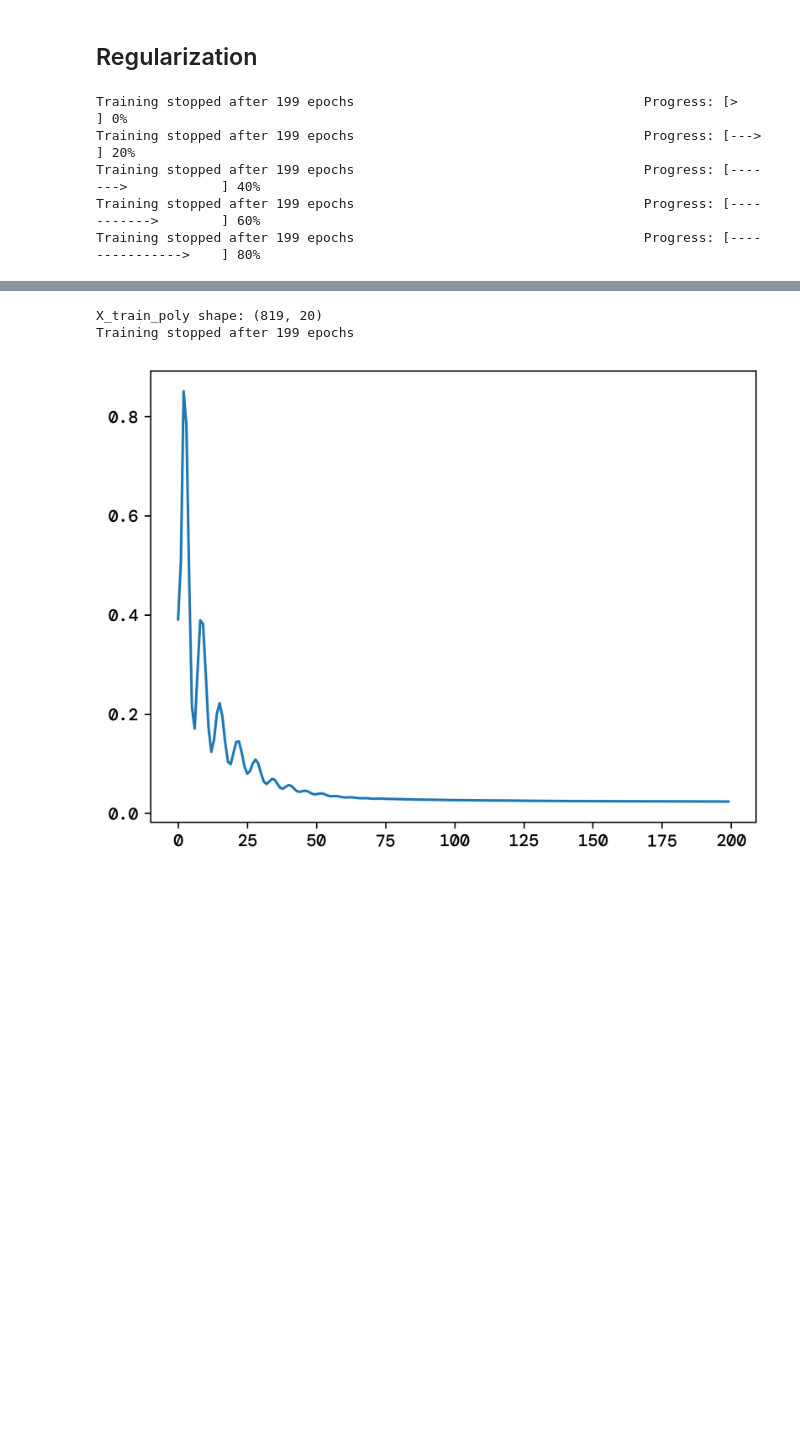
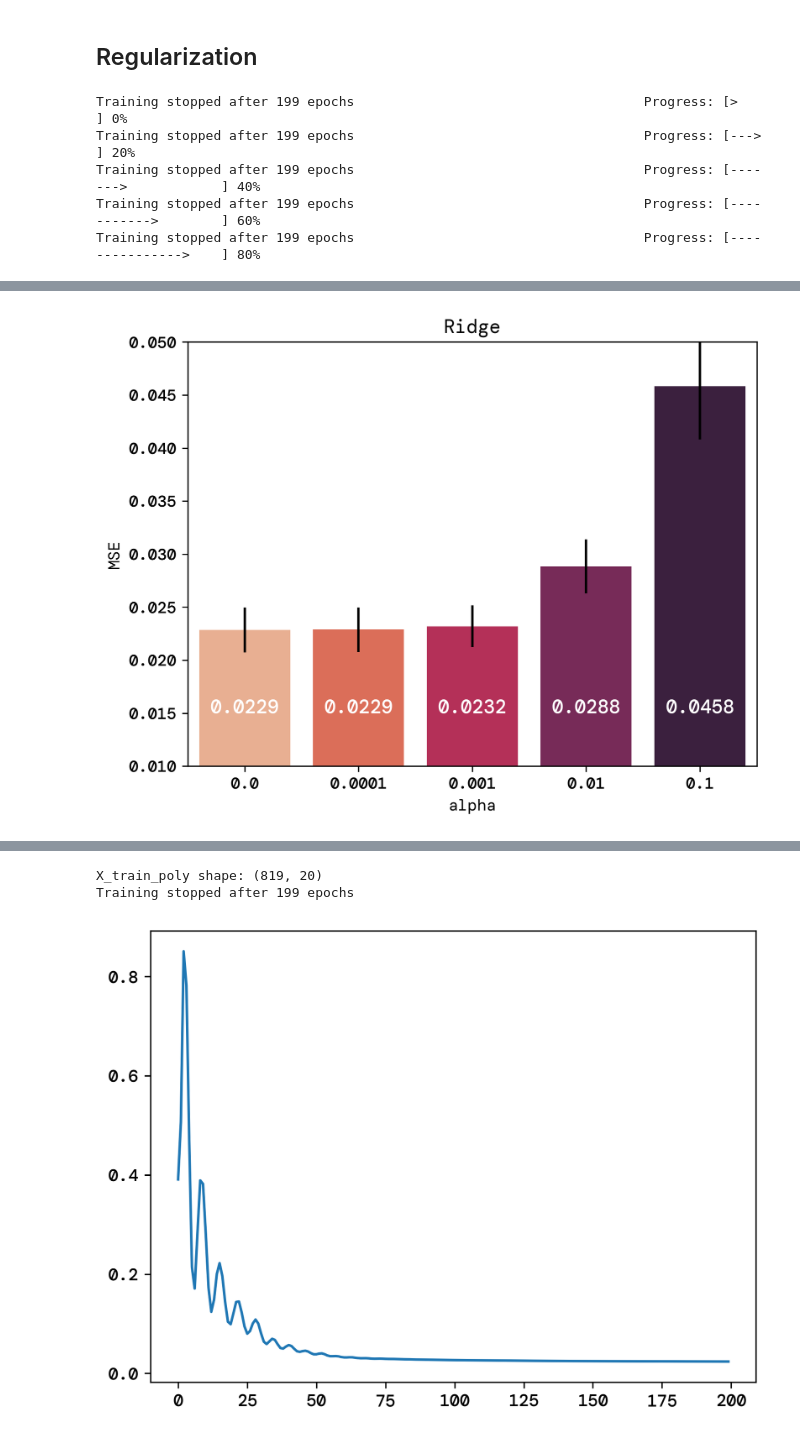
Before and after one commit to bragewiseth/MachineLearningProjects, a Jupyter notebook: project2/src/regression.ipynb, the cells around one changed output, grey strips where cells are left out. Saved outputs shown, nothing was run; the diff lists cells and outputs as text; code cells hidden in the pictures; blank space fills up the shorter version.

```diff
--- a/project2/src/regression.ipynb
+++ b/project2/src/regression.ipynb
@@ -158,0 +183,12 @@ plt.savefig("../runsAndFigures/MSE_alpha.png",bbox_inches='tight')
+# %%
+X_train_scaled = scaler.fit_transform(X_train)
+
+n_layers = [1,2, 3, 4, 5]
+n_nodes  = [2, 3, 5, 10]
+scores_layers_nodes = onp.zeros((len(n_layers), len(n_nodes) ) )
+for i, n_layer in enumerate(n_layers):
+    for j, n_node in enumerate(n_nodes):
+        model =  ada.NN.Model([[n_node,relu]]*n_layer + [[1,eye]], eta, epochs, tol, "adam", alpha, gamma, epsilon, beta1, beta2, loss=ada.MSE, metric=ada.MSE)
+        mean, var = cross_val(X_train_scaled, y_train, model, kfold)
+        scores_layers_nodes[i, j] = mean
+        print(ada.progress_bar(i*len(n_nodes) + j, len(n_layers)*len(n_nodes)))
@@ -158,0 +214,8 @@ plt.savefig("../runsAndFigures/MSE_alpha.png",bbox_inches='tight')
+# %%
+acitvs = [relu, sigmoid, tanh]
+scores_activs = onp.zeros((len(acitvs), 2) )
+for i, activ in enumerate(acitvs):
+    model =  ada.NN.Model([[10,activ],[1,eye]], eta, epochs, tol, "adam", alpha, gamma, epsilon, beta1, beta2, loss=ada.MSE, metric=ada.MSE)
+    mean, var = cross_val(X_train, y_train, model, kfold)
+    scores_activs[i] = [mean, var]
+    print(ada.progress_bar(i, len(acitvs)))
@@ -158,0 +228,76 @@ plt.savefig("../runsAndFigures/MSE_alpha.png",bbox_inches='tight')
+# %%
+
+ax = sns.barplot(x=alphas, y=scores_alpha[:,0], palette="rocket_r", yerr=scores_alpha[:,1])
+ax.set_xlabel("alpha")
+ax.set_ylabel("MSE")
+ax.set_title("Ridge")
+ax.set_ylim(0.01, 0.05)
+ax.text(0, 0.015, f"{scores_alpha[0,0]:.3}", ha='center',  fontsize=12, color='white')
+ax.text(1, 0.015, f"{scores_alpha[1,0]:.3}", ha='center',  fontsize=12, color='white')
+ax.text(2, 0.015, f"{scores_alpha[2,0]:.3}", ha='center',  fontsize=12, color='white')
+ax.text(3, 0.015, f"{scores_alpha[3,0]:.3}", ha='center',  fontsize=12, color='white')
+ax.text(4, 0.015, f"{scores_alpha[4,0]:.3}", ha='center',  fontsize=12, color='white')
+plt.savefig("../runsAndFigures/MSE_alpha.png",bbox_inches='tight')
+plt.show()
+
+
+plt.figure()
+ax = sns.barplot(x=batch_sizes, y=score_batches[:,0] , palette="rocket_r", yerr=score_batches[:,1])
+ax.set_xlabel("batch size")
+ax.set_ylabel("MSE")
+ax.set_title("Batch size")
+ax.text(0, 0.015, f"{score_batches[0,0]:.3}", ha='center',  fontsize=12, color='black')
+ax.text(1, 0.015, f"{score_batches[1,0]:.3}", ha='center',  fontsize=12, color='black')
+ax.text(2, 0.015, f"{score_batches[2,0]:.3}", ha='center',  fontsize=12, color='white')
+plt.savefig("../runsAndFigures/MSE_batch.png",bbox_inches='tight')
+plt.show()
+
+
+plt.figure()
+ax = sns.barplot(x=optimizer_names, y=scores_optimizer[:,0], yerr=scores_optimizer[:,1], palette="rocket_r")
+ax.set_xlabel("optimizer")
+ax.set_ylabel("MSE")
+ax.set_title("Optimizer")
+ax.set_ylim(0.01, 0.125)
+ax.text(0, 0.06, f"{scores_optimizer[0,0]:.3}", ha='center',  fontsize=12, color='black')
+ax.text(1, 0.06, f"{scores_optimizer[1,0]:.3}", ha='center',  fontsize=12, color='black')
+ax.text(2, 0.06, f"{scores_optimizer[2,0]:.3}", ha='center',  fontsize=12, color='white')
+ax.text(3, 0.06, f"{scores_optimizer[3,0]:.3}", ha='center',  fontsize=12, color='black')
+plt.savefig("../runsAndFigures/MSE_optimizer.png",bbox_inches='tight')
+plt.show()
+
+plt.figure()
+ax = sns.heatmap(scores_lr_gamma, annot=True, fmt=".4f", cmap="rocket_r", vmax=1.2, vmin=0.0)
+ax.set_title("MSE")
+ax.set_xlabel("Momentum")
+ax.set_xticklabels(gammas)
+ax.set_ylabel("Learning rate")
+ax.set_yticklabels(etas)
+plt.savefig("../runsAndFigures/MSE_lr_gamma.png",bbox_inches='tight')
+plt.show()
+
+
+plt.figure()
+ax = sns.heatmap(scores_layers_nodes, annot=True, fmt=".4f", cmap="rocket_r", vmax=1.2, vmin=0.0)
+ax.set_title("MSE")
+ax.set_xlabel("Nodes")
+ax.set_xticklabels(n_nodes)
+ax.set_ylabel("Layers")
+ax.set_yticklabels(n_layers)
+plt.savefig("../runsAndFigures/MSE_layers_nodes.png",bbox_inches='tight')
+plt.show()
+
+
+plt.figure()
+activs_names = ["relu", "sigmoid", "tanh"]
+ax = sns.barplot(x=activs_names, y=scores_activs[:,0], yerr=scores_activs[:,1], palette="rocket_r")
+ax.set_xlabel("activation function")
+ax.set_ylabel("MSE")
+ax.set_title("Activation function")
+ax.set_ylim(0.01, 0.025)
+ax.text(0, 0.015, f"{scores_activs[0,0]:.3}", ha='center',  fontsize=12, color='black')
+ax.text(1, 0.015, f"{scores_activs[1,0]:.3}", ha='center',  fontsize=12, color='black')
+ax.text(2, 0.015, f"{scores_activs[2,0]:.3}", ha='center',  fontsize=12, color='white')
+plt.savefig("../runsAndFigures/MSE_activs.png",bbox_inches='tight')
+# %% [output]
+[figure, added]
```
Also changed, not shown: parts of 31 cells of this notebook, 18 other files.
